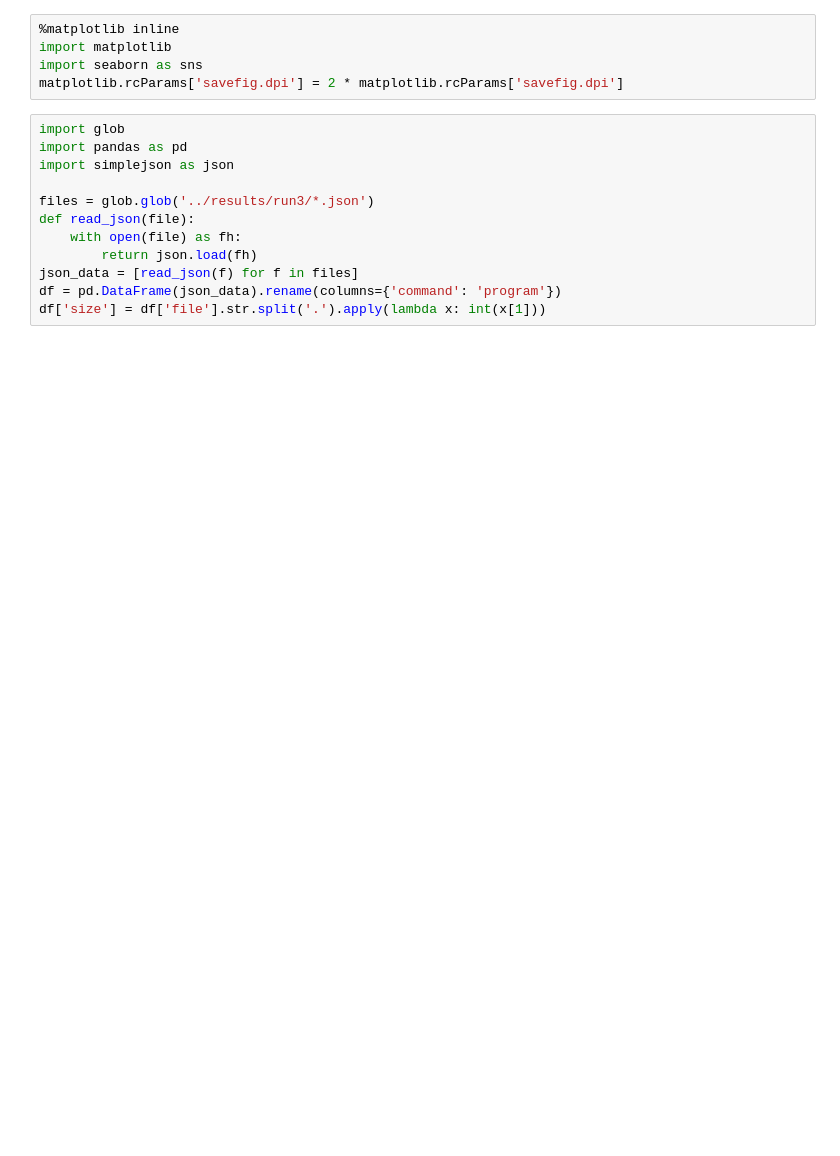
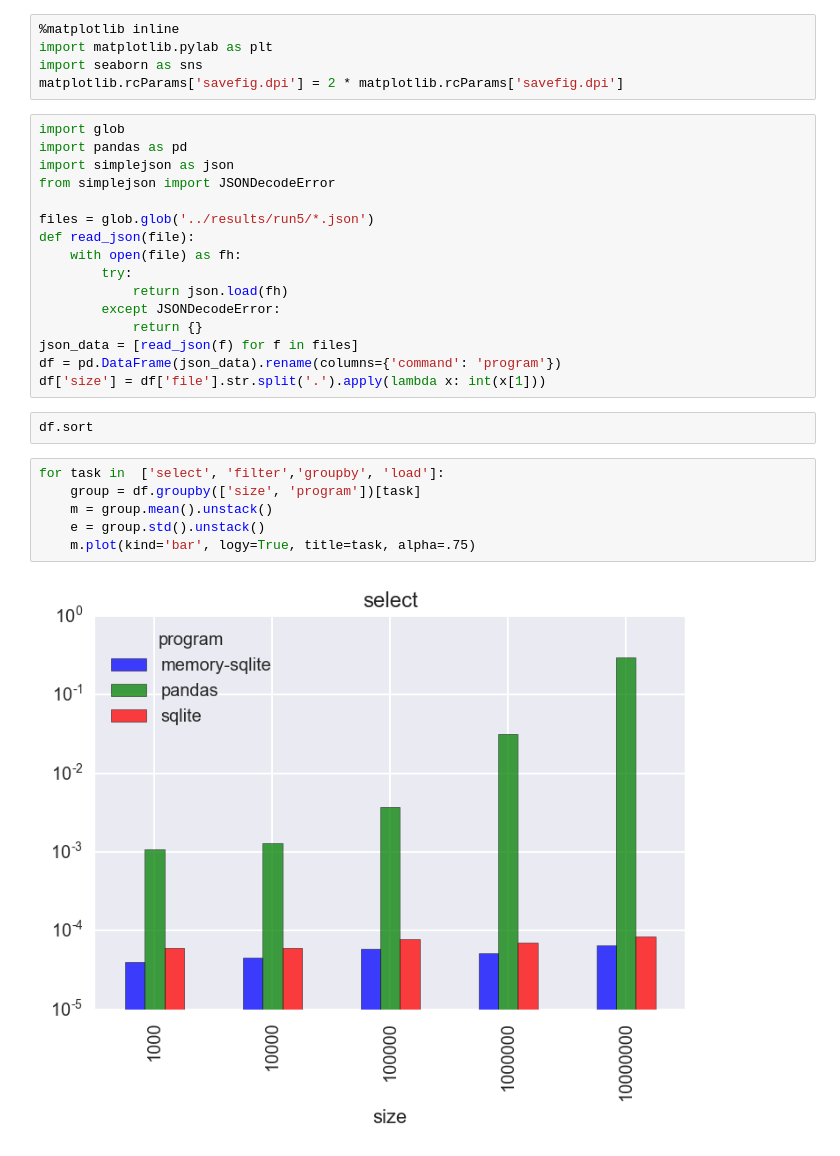
Before and after one commit to thedataincubator/sql_vs_pandas, a Jupyter notebook: analysis/Analysis.ipynb, the cells around one changed output. Drawn from its saved outputs; the diff is of its cells as text; blank space fills up the shorter version.

```diff
--- a/analysis/Analysis.ipynb
+++ b/analysis/Analysis.ipynb
@@ -1,17 +1,31 @@
 # %%
 %matplotlib inline
-import matplotlib
+import matplotlib.pylab as plt
 import seaborn as sns
 matplotlib.rcParams['savefig.dpi'] = 2 * matplotlib.rcParams['savefig.dpi']
 # %%
 import glob
 import pandas as pd
 import simplejson as json
+from simplejson import JSONDecodeError
 
-files = glob.glob('../results/run3/*.json')
+files = glob.glob('../results/run5/*.json')
 def read_json(file):
     with open(file) as fh:
-        return json.load(fh)
+        try:
+            return json.load(fh)
+        except JSONDecodeError:
+            return {}
 json_data = [read_json(f) for f in files]
 df = pd.DataFrame(json_data).rename(columns={'command': 'program'})
 df['size'] = df['file'].str.split('.').apply(lambda x: int(x[1]))
+# %%
+df.sort
+# %%
+for task in  ['select', 'filter','groupby', 'load']:
+    group = df.groupby(['size', 'program'])[task]
+    m = group.mean().unstack()
+    e = group.std().unstack()
+    m.plot(kind='bar', logy=True, title=task, alpha=.75)
+# %% [output]
+[figure, added]
```
Also changed, not shown: parts of 2 cells of this notebook.
